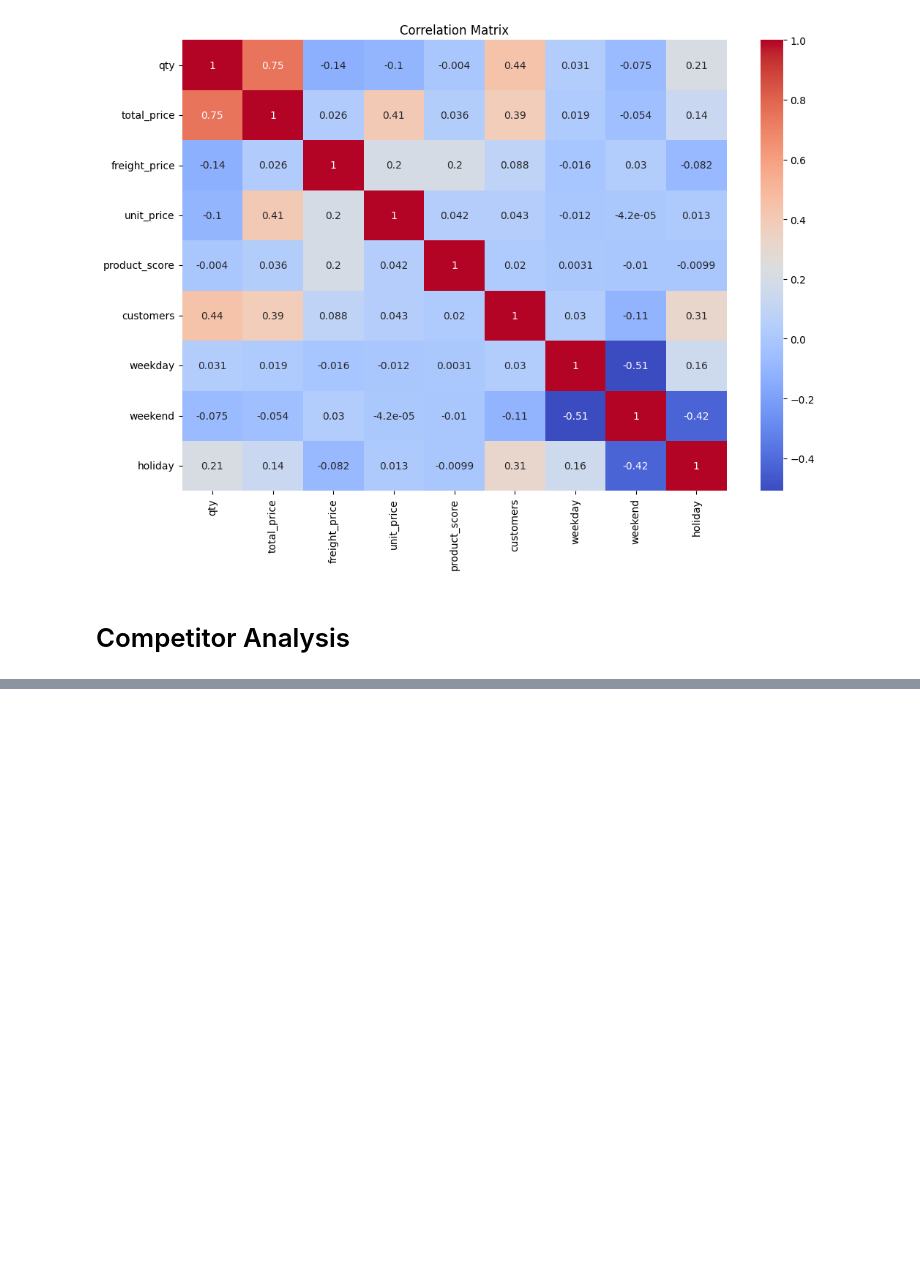
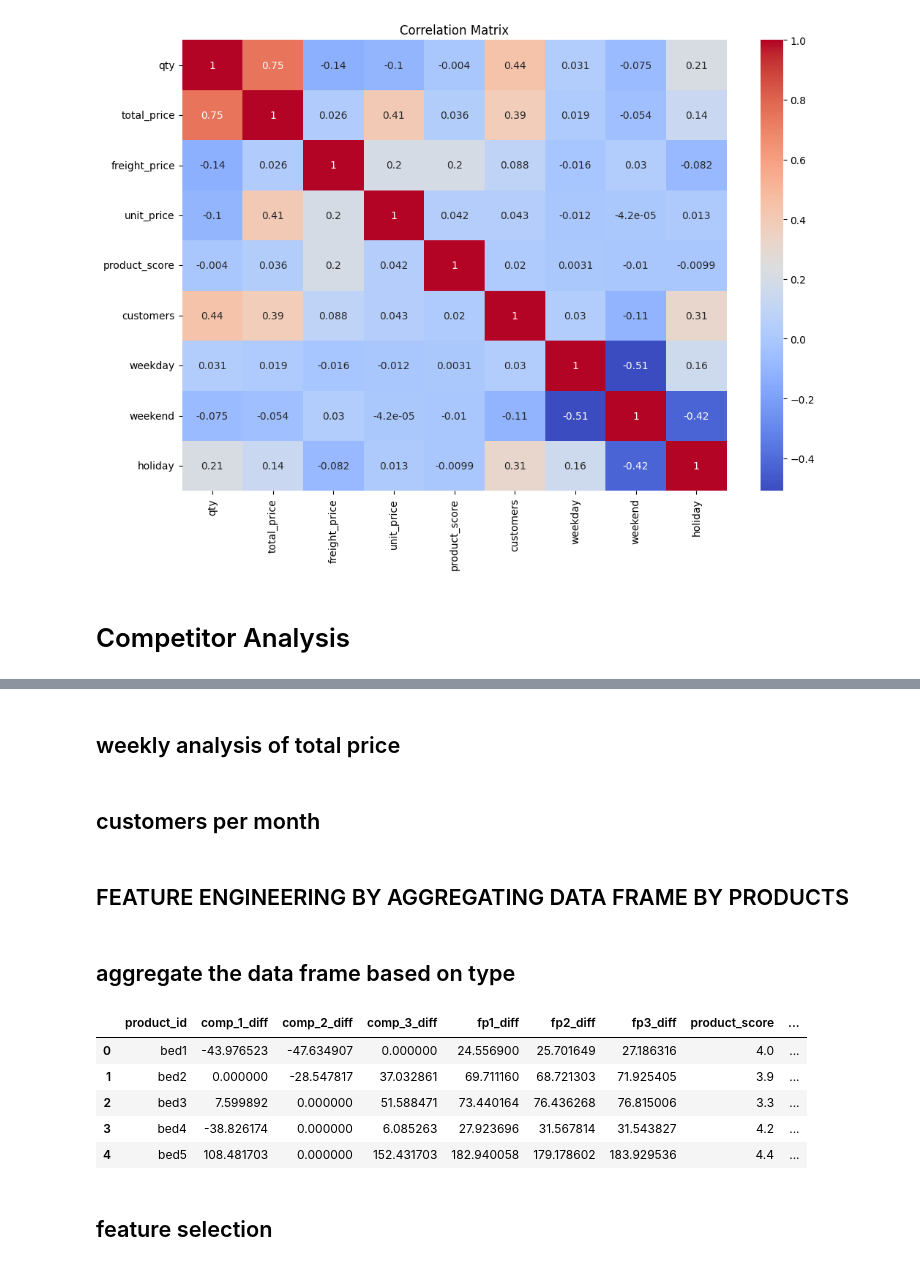
Before and after one commit to Silas-ochieng/retail-price-optimization-model, a Jupyter notebook: Price Optimization Modeling.ipynb, the cells around one changed output, grey strips where cells are left out. Drawn from its saved outputs; the diff is of its cells as text; code cells hidden in the pictures; blank space fills up the shorter version.

```diff
--- a/Price Optimization Modeling.ipynb
+++ b/Price Optimization Modeling.ipynb
@@ -672,0 +413,22 @@ Model and scaler saved successfully!
+# %%
+df['fp1_diff'] = df['unit_price'] - df['fp1']
+df['fp2_diff'] = df['unit_price'] - df['fp2']
+df['fp3_diff'] = df['unit_price'] - df['fp3']
+
+# Use the correct competitor diff column names (they have underscores: comp_1_diff etc.)
+comp_cols = ['comp_1_diff', 'comp_2_diff', 'comp_3_diff']
+
+# Aggregate by category then melt for grouped bar plot
+agg = df.groupby('product_category_name')[comp_cols].sum().reset_index()
+melt = agg.melt(id_vars='product_category_name', value_vars=comp_cols,
+                var_name='competitor', value_name='price_diff')
+
+fig = px.bar(
+    melt,
+    x='product_category_name',
+    y='price_diff',
+    color='competitor',
+    title='Competitor Price Difference by Product Category',
+    barmode='group'
+)
+fig.show()
@@ -672,0 +452,2 @@ Model and scaler saved successfully!
+# %% [markdown]
+## weekly analysis of total price
@@ -672,0 +457,2 @@ Model and scaler saved successfully!
+# %% [markdown]
+## customers per month
@@ -672,0 +462,2 @@ Model and scaler saved successfully!
+# %% [markdown]
+## FEATURE ENGINEERING BY AGGREGATING DATA FRAME BY PRODUCTS
@@ -672,0 +469,16 @@ Model and scaler saved successfully!
+# %% [markdown]
+## aggregate the data frame based on type
+# %%
+products_mean = mean_df.groupby(by='product_id').mean()
+products_sum = sum_df.groupby(by='product_id').sum(numeric_only=True)
+products = pd.concat([products_mean, products_sum], axis=1, join='inner').reset_index()
+products.head()
+# %% [output]
+|  | product_id | comp_1_diff | comp_2_diff | comp_3_diff | fp1_diff | fp2_diff | fp3_diff | product_score | ... |
+| 0 | bed1 | -43.976523 | -47.634907 | 0.000000 | 24.556900 | 25.701649 | 27.186316 | 4.0 | ... |
+| 1 | bed2 | 0.000000 | -28.547817 | 37.032861 | 69.711160 | 68.721303 | 71.925405 | 3.9 | ... |
+| 2 | bed3 | 7.599892 | 0.000000 | 51.588471 | 73.440164 | 76.436268 | 76.815006 | 3.3 | ... |
+| 3 | bed4 | -38.826174 | 0.000000 | 6.085263 | 27.923696 | 31.567814 | 31.543827 | 4.2 | ... |
+| 4 | bed5 | 108.481703 | 0.000000 | 152.431703 | 182.940058 | 179.178602 | 183.929536 | 4.4 | ... |
+# %% [markdown]
+## feature selection
```
Also changed, not shown: parts of 27 cells of this notebook, 3 other files.
